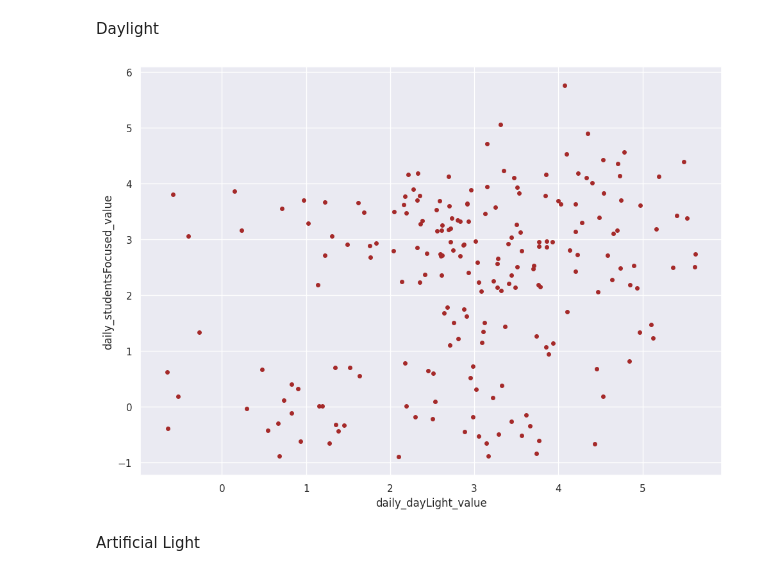
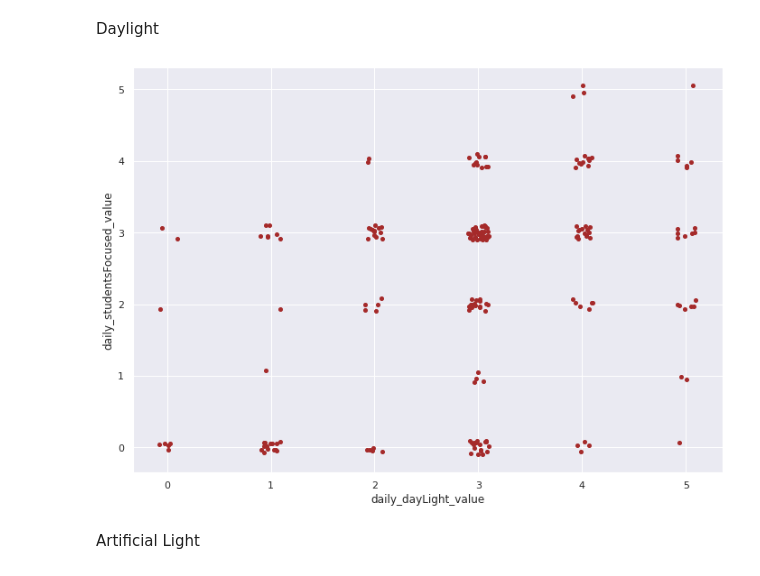
Before and after one commit to tug-cps/SchoolFeedback, a Jupyter notebook: notebooks/data_analysis.ipynb, the cells around one changed output. Cells and saved outputs as stored; diff of their text form; code cells hidden in the pictures.

```diff
--- a/notebooks/data_analysis.ipynb
+++ b/notebooks/data_analysis.ipynb
@@ -66,14 +66,15 @@ def Jitter(values, jitter):
 # %% [markdown]
 Daylight
 # %%
-x1 = Jitter(feedback_df['daily_dayLight_value'],0.9)
-y1 = Jitter(feedback_df['daily_studentsFocused_value'],0.9)
+x1 = Jitter(feedback_df['daily_dayLight_value'],0.1)
+y1 = Jitter(feedback_df['daily_studentsFocused_value'],0.1)
 fig = plt.plot(x1,y1,'o',markersize=4, color='brown')
+
 plt.ylabel('daily_studentsFocused_value')
 plt.xlabel('daily_dayLight_value')
 plt.savefig("../plots/daily_studentsFocused_value/daylight.png",bbox_inches='tight')
 # %% [output]
-[figure, old version]
+[figure, new version]
 # %% [markdown]
 Artificial Light
 # %%
```
Also changed, not shown: parts of 4 cells of this notebook, 57 other files.
